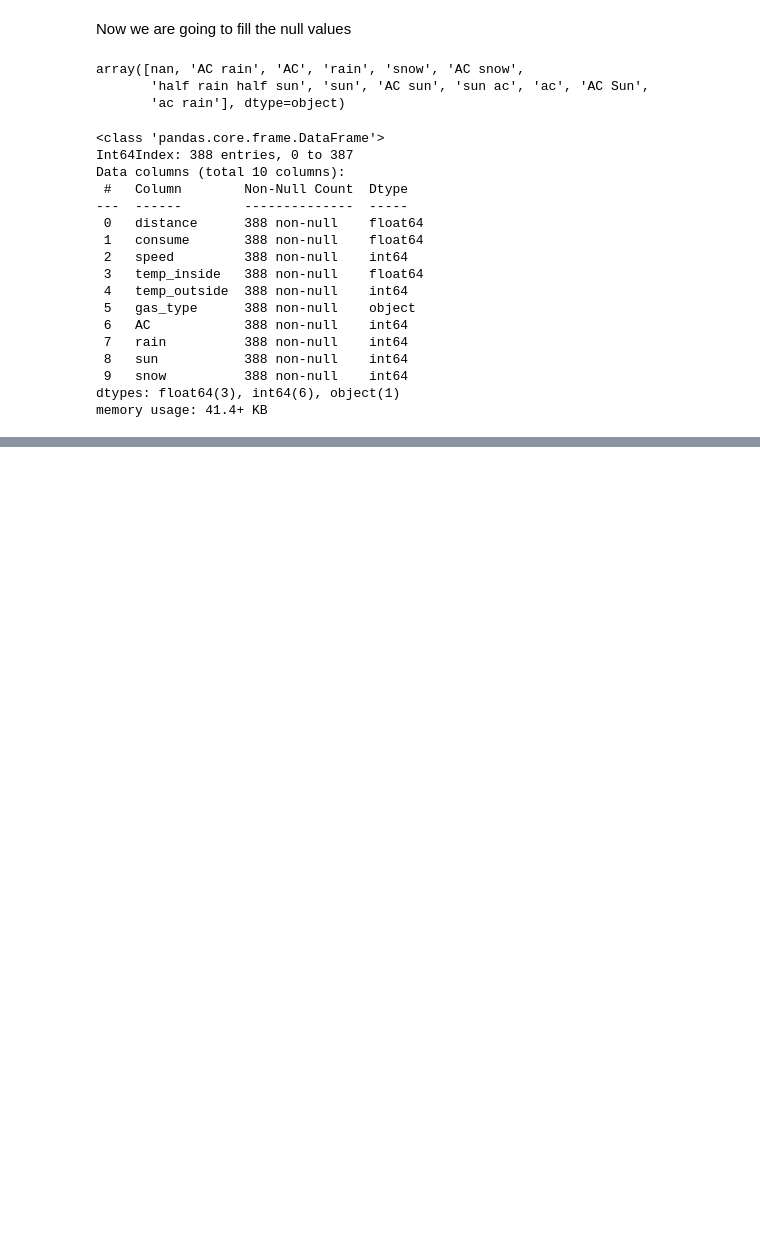
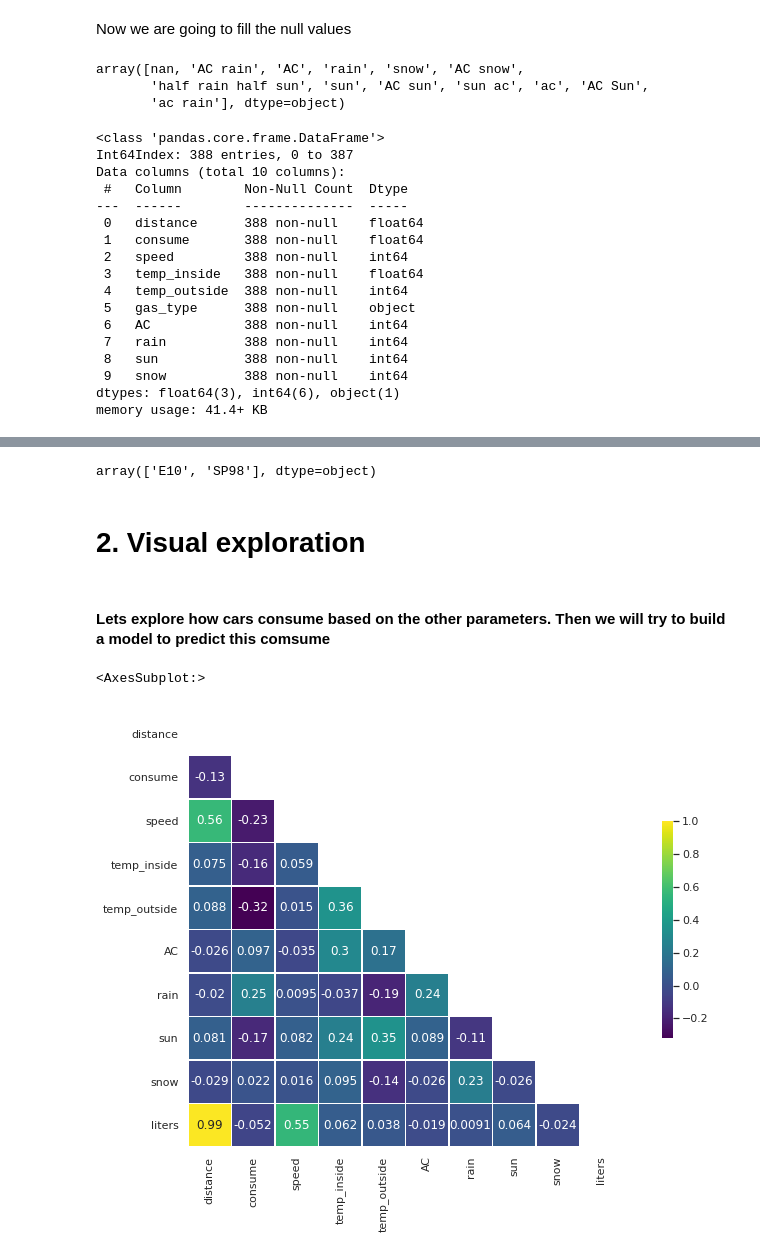
Before and after one commit to VictorRodriguezIronhack/reto_data, a Jupyter notebook: 1_Data_treatment.ipynb, the cells around one changed output, grey strips where cells are left out. Drawn from its saved outputs; the diff is of its cells as text; code cells hidden in the pictures; blank space fills up the shorter version.

```diff
--- a/1_Data_treatment.ipynb
+++ b/1_Data_treatment.ipynb
@@ -4,3 +1,26 @@ import re
+# %%
+import pandas as pd
+import re
+import seaborn as sns
+from matplotlib import pyplot as plt
+import numpy as np
+
+from sklearn.model_selection import train_test_split as tts
+from sklearn.model_selection import GridSearchCV
+from sklearn.ensemble import RandomForestClassifier
+from sklearn.metrics import accuracy_score, precision_score, f1_score, recall_score
+from sklearn.linear_model import LinearRegression as LinReg
+from sklearn.linear_model import Ridge, Lasso
+from sklearn.neighbors import KNeighborsRegressor
+from sklearn.ensemble import GradientBoostingRegressor
+from sklearn.linear_model import SGDRegressor
+from sklearn.tree import DecisionTreeRegressor
+from sklearn import metrics
+from sklearn.metrics import mean_squared_error, r2_score
+
+sns.set_context('poster')
+sns.set(rc={'figure.figsize': (14., 8.)})
+sns.set_style('whitegrid')
 # %%
 consumos = pd.read_csv("measurements.csv")
 # %% [markdown]
@@ -146,0 +179,33 @@ memory usage: 41.4+ KB
+# %%
+consumos['liters'] = consumos.distance*consumos.consume
+# %%
+consumos.gas_type.unique()
+# %% [output]
+array(['E10', 'SP98'], dtype=object)
+# %% [markdown]
+# 2. Visual exploration
+# %% [markdown]
+#### Lets explore how cars consume based on the other parameters. Then we will try to build a model to predict this comsume
+# %%
+
+def heatmap(x):
+    """
+    This function creates a heatmap from a dataframe given
+    """
+    corr = x.corr()
+    mascara = np.triu(np.ones_like(corr, dtype=bool)) # generamos la máscara para la triangular superior
+    color_map = sns.diverging_palette(0, 10, as_cmap=True) # paleta de colores
+    return sns.heatmap(corr,
+                mask = mascara,
+                cmap='viridis',
+                square=True, #que los datos se vean como cuadrados
+                linewidth=0.5, #ancho de línea
+                vmax=1,
+                cbar_kws={"shrink": .5}, #barra lateral,
+                annot=True
+            )
+# %%
+heatmap(consumos)
+# %% [output]
+<AxesSubplot:>
+[figure, added]
```
Also changed, not shown: parts of 15 cells of this notebook.
